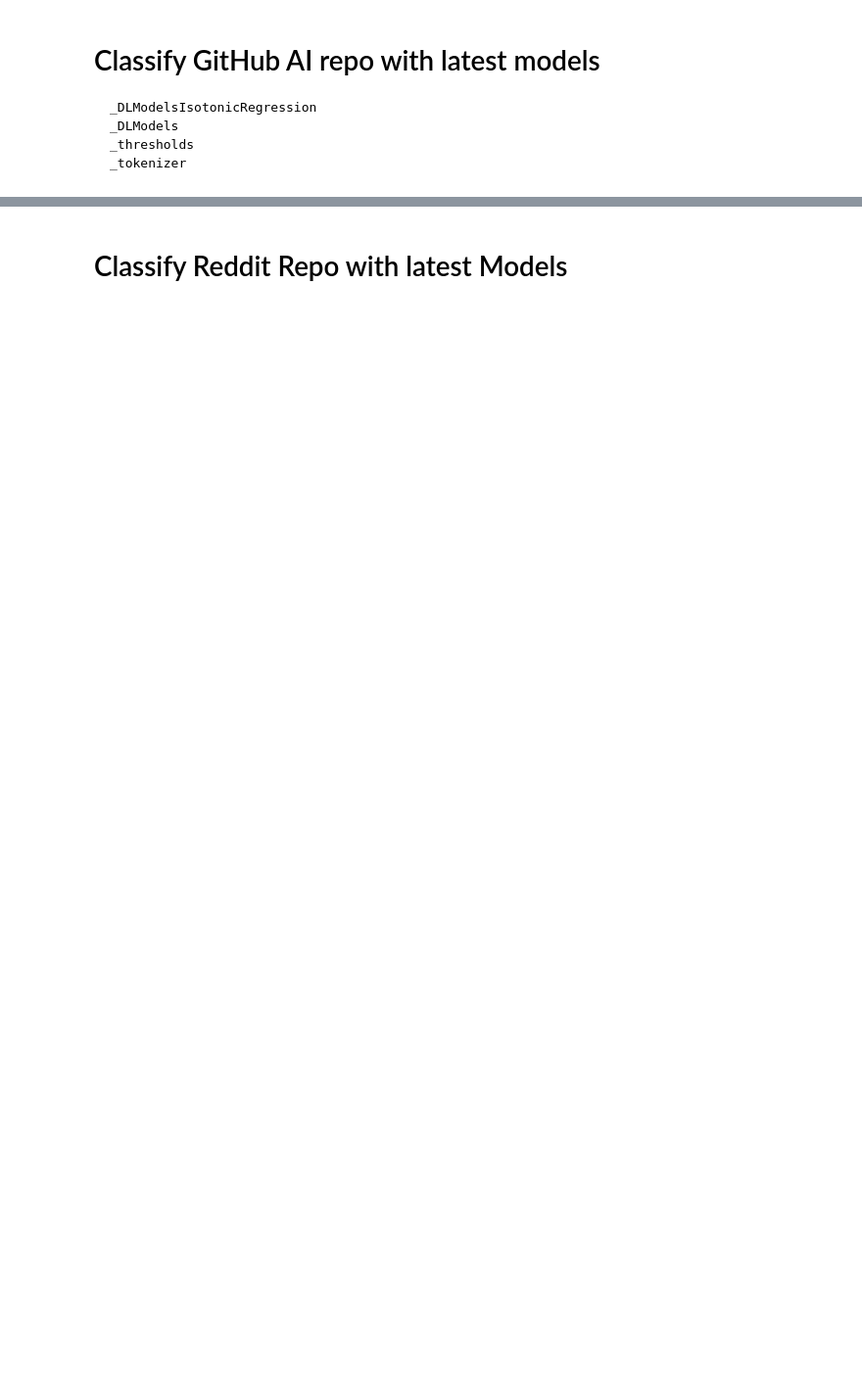
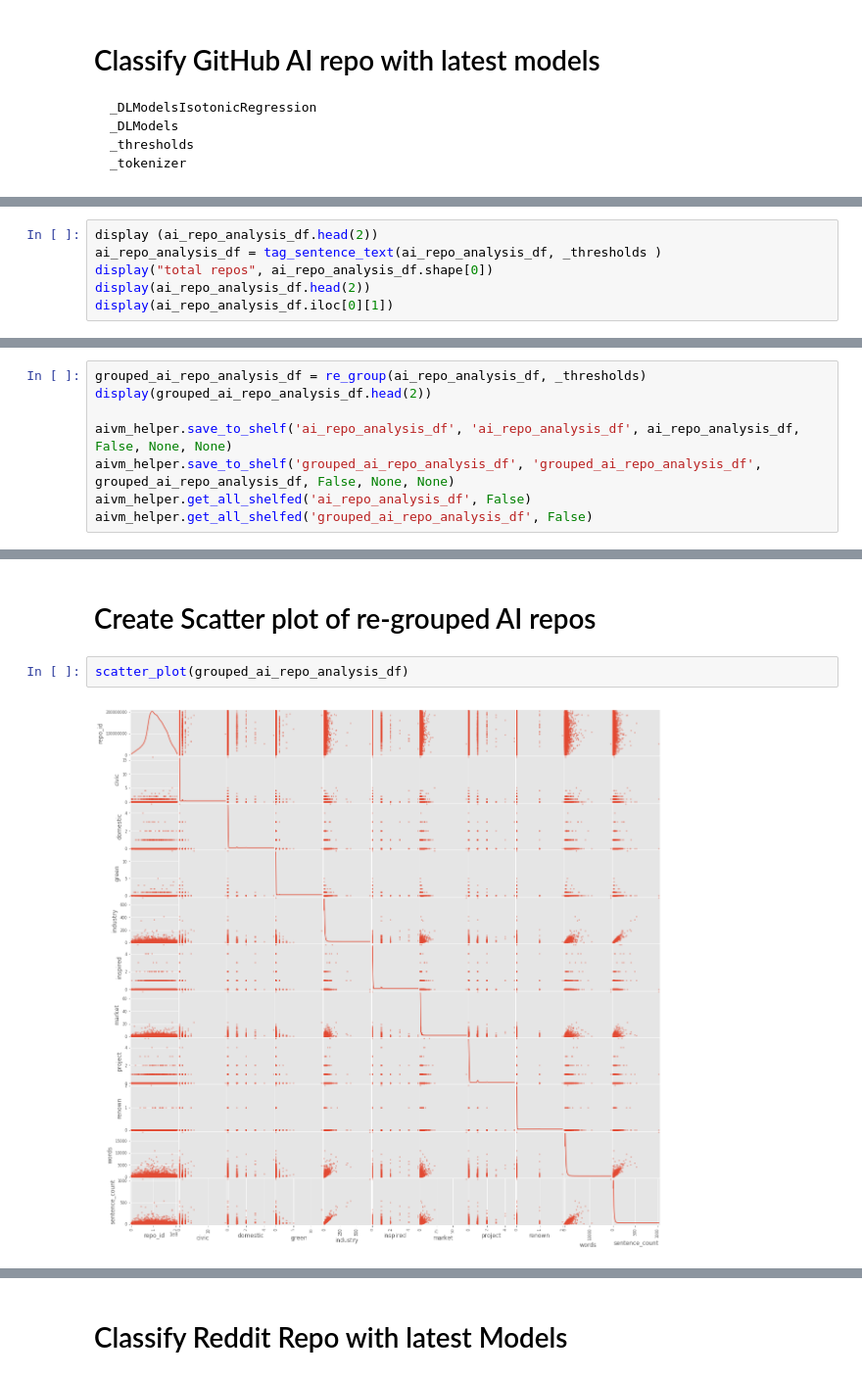
Before and after one commit to aideenf/AIVC, a Jupyter notebook: cp_wssc/Paper Experiments Analysis.ipynb, the cells around one changed output, grey strips where cells are left out. Shown at 98% size. Drawn from its saved outputs; the diff is of its cells as text; blank space fills up the shorter version.

```diff
--- a/cp_wssc/Paper Experiments Analysis.ipynb
+++ b/cp_wssc/Paper Experiments Analysis.ipynb
@@ -752,0 +726,6 @@ IPython.display.HTML(iframe)
+# %%
+display (ai_repo_analysis_df.head(2))
+ai_repo_analysis_df = tag_sentence_text(ai_repo_analysis_df, _thresholds )
+display("total repos", ai_repo_analysis_df.shape[0])
+display(ai_repo_analysis_df.head(2))
+display(ai_repo_analysis_df.iloc[0][1])
@@ -752,0 +746,8 @@ IPython.display.HTML(iframe)
+# %%
+grouped_ai_repo_analysis_df = re_group(ai_repo_analysis_df, _thresholds)
+display(grouped_ai_repo_analysis_df.head(2))
+
+aivm_helper.save_to_shelf('ai_repo_analysis_df', 'ai_repo_analysis_df', ai_repo_analysis_df, False, None, None)
+aivm_helper.save_to_shelf('grouped_ai_repo_analysis_df', 'grouped_ai_repo_analysis_df', grouped_ai_repo_analysis_df, False, None, None)
+aivm_helper.get_all_shelfed('ai_repo_analysis_df', False)
+aivm_helper.get_all_shelfed('grouped_ai_repo_analysis_df', False)
@@ -752,0 +851,6 @@ IPython.display.HTML(iframe)
+# %% [markdown]
+# Create Scatter plot of re-grouped  AI repos
+# %%
+scatter_plot(grouped_ai_repo_analysis_df)
+# %% [output]
+[figure, added]
```
Also changed, not shown: parts of 42 cells of this notebook.
